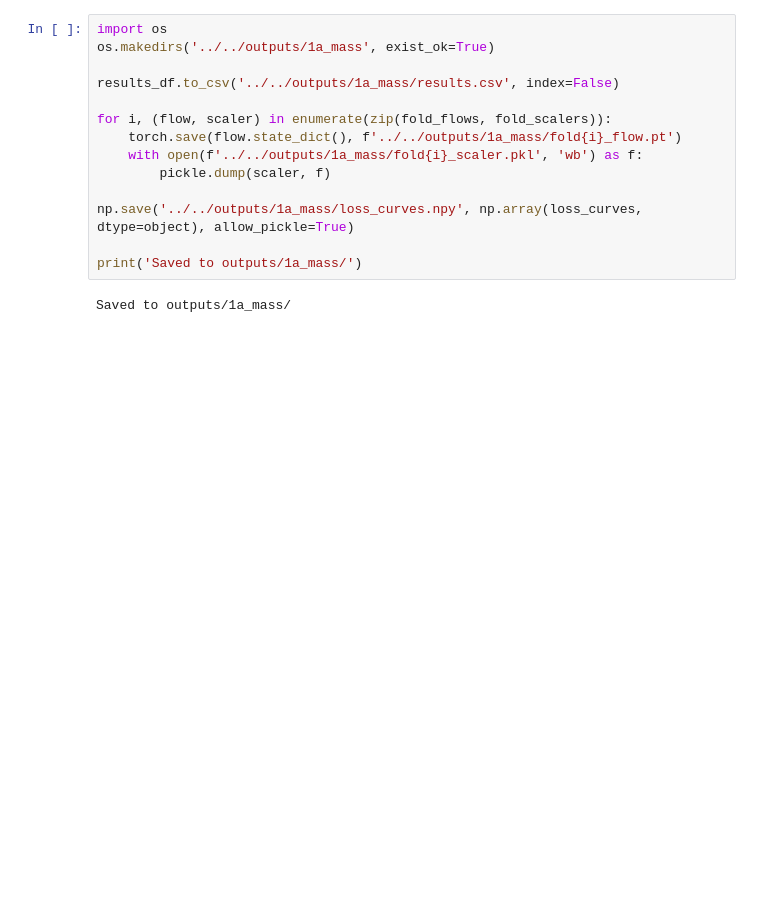
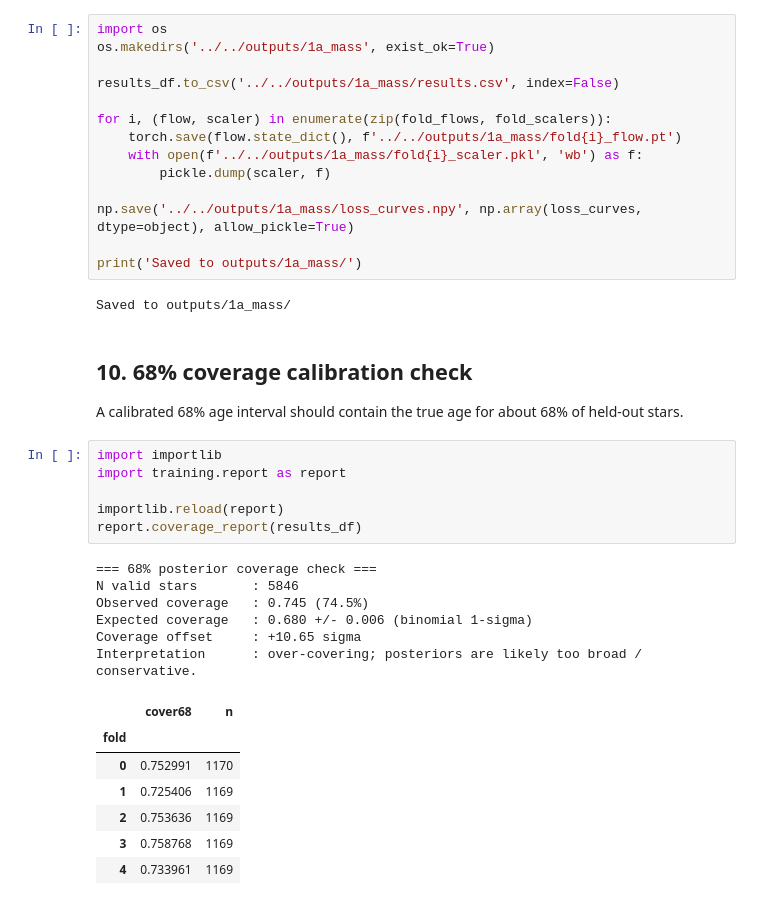
Before and after one commit to alanx1234/cf_xmatch, a Jupyter notebook: training/notebooks/1a_mass.ipynb, the cells around one changed output. Saved outputs shown, nothing was run; the diff lists cells and outputs as text; blank space fills up the shorter version.

```diff
--- a/training/notebooks/1a_mass.ipynb
+++ b/training/notebooks/1a_mass.ipynb
@@ -210,3 +210,27 @@ np.save('../../outputs/1a_mass/loss_curves.npy', np.array(loss_curves, dtype=obj
 print('Saved to outputs/1a_mass/')
 # %% [output]
 Saved to outputs/1a_mass/
+# %% [markdown]
+## 10. 68% coverage calibration check
+
+A calibrated 68% age interval should contain the true age for about 68% of held-out stars.
+# %%
+import importlib
+import training.report as report
+
+importlib.reload(report)
+report.coverage_report(results_df)
+# %% [output]
+=== 68% posterior coverage check ===
+N valid stars       : 5846
+Observed coverage   : 0.745 (74.5%)
+Expected coverage   : 0.680 +/- 0.006 (binomial 1-sigma)
+Coverage offset     : +10.65 sigma
+Interpretation      : over-covering; posteriors are likely too broad / conservative.
+|  | cover68 | n |
+| fold |  |  |
+| 0 | 0.752991 | 1170 |
+| 1 | 0.725406 | 1169 |
+| 2 | 0.753636 | 1169 |
+| 3 | 0.758768 | 1169 |
+| 4 | 0.733961 | 1169 |
```
Also changed, not shown: parts of 7 cells of this notebook, 42 other files.
